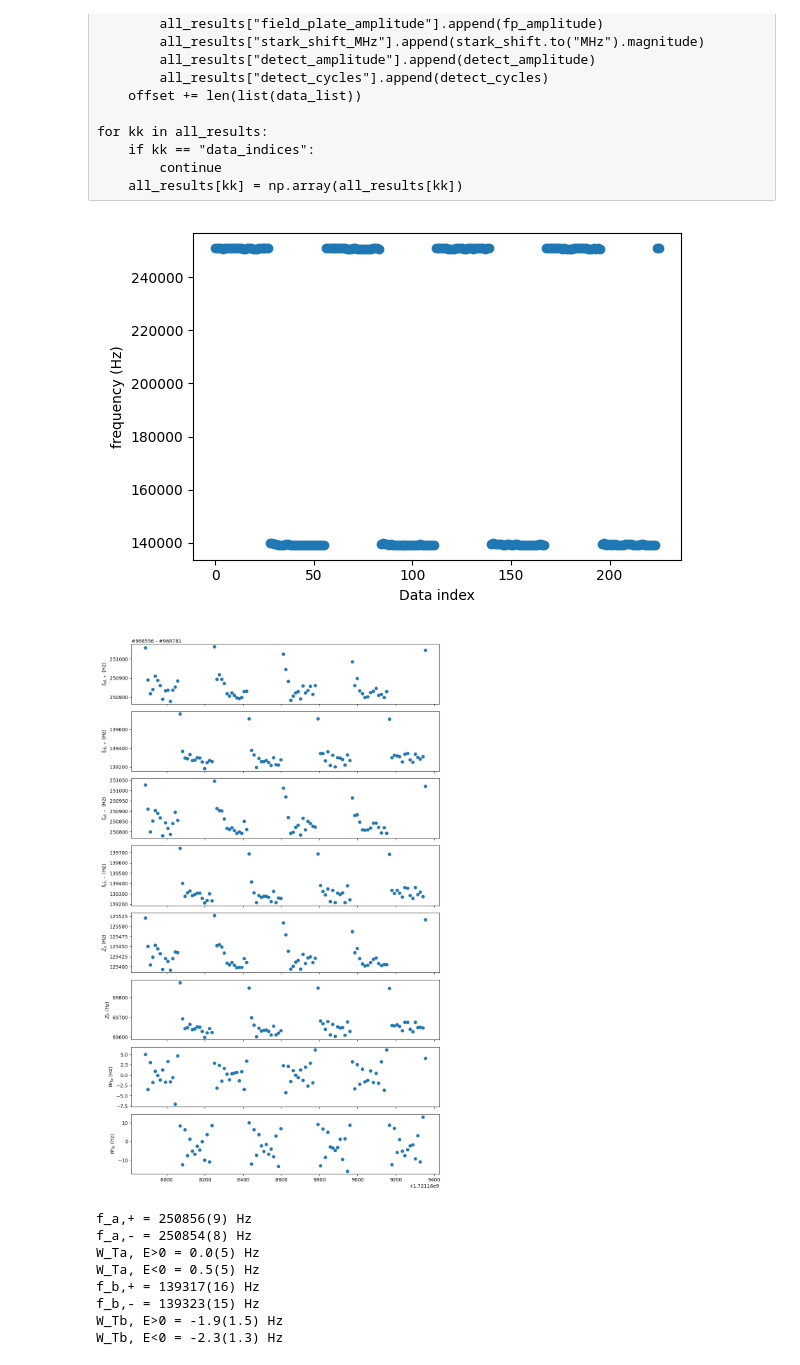
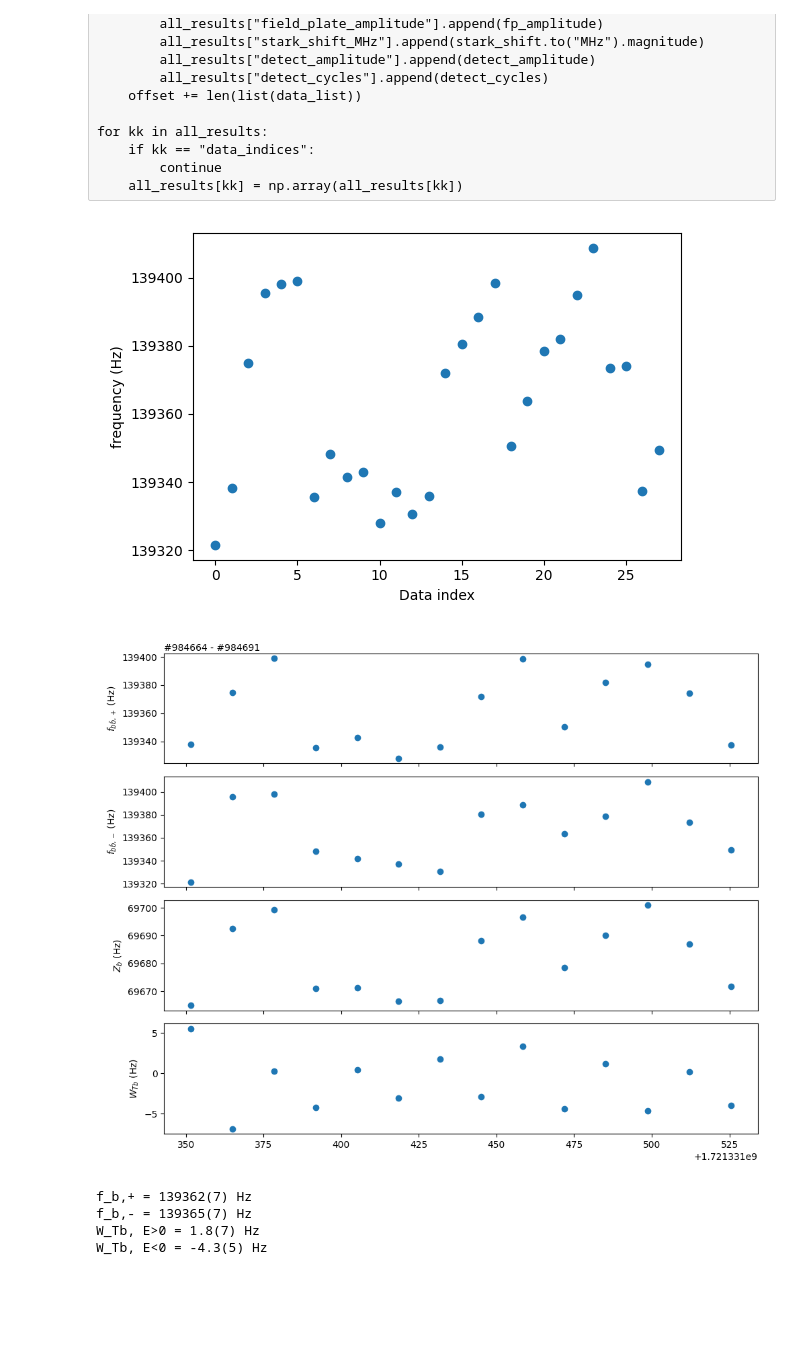
Before and after one commit to vuthalab/onix, a Jupyter notebook: analysis/lf_spectroscopy_long_term.ipynb, the cells around one changed output. Cells and saved outputs as stored; diff of their text form; code cells hidden in the pictures; blank space fills up the shorter version.

```diff
--- a/analysis/lf_spectroscopy_long_term.ipynb
+++ b/analysis/lf_spectroscopy_long_term.ipynb
@@ -365,8 +365,8 @@ for kk in all_results:
 # two point Ramsey
 slope = 0.03 / 1000 # per Hz
 
-data_range = (968556, 968557)
-max = 968781
+data_range = (984664, 984665)
+max = 984691
 first = data_range[0]
 last = max
 
@@ -475,7 +475,7 @@ ax.set_ylabel("frequency (Hz)")
 plt.tight_layout()
 plt.show()
 # %% [output]
-[figure, old version]
+[figure, new version]
 # %%
 results, col_indices = combine_polarization_data(all_results)
 # %%
@@ -516,50 +516,46 @@ for ll, mask_name in enumerate(masks):
     E_neg = E_neg_mask[mask]
 
     axs[ll].set_ylabel("$f_{" + mask_name + "\\bar{" + mask_name + "}, +}$ (Hz)")
-    axs[2 + ll].set_ylabel("$f_{" + mask_name + "\\bar{" + mask_name + "}, -}$ (Hz)")
-    axs[4 + ll].set_ylabel("$Z_" + mask_name + "$ (Hz)")
-    axs[6 + ll].set_ylabel("$W_{T" + mask_name + "}$ (Hz)")
+    axs[len(masks) + ll].set_ylabel("$f_{" + mask_name + "\\bar{" + mask_name + "}, -}$ (Hz)")
+    axs[len(masks) * 2 + ll].set_ylabel("$Z_" + mask_name + "$ (Hz)")
+    axs[len(masks) * 3 + ll].set_ylabel("$W_{T" + mask_name + "}$ (Hz)")
     for kk, d in enumerate(
         [
             results[mask, col_indices["f+"]],
             results[mask, col_indices["f-"]],
             results[mask, col_indices["Z"]],
             results[mask, col_indices["W_T"]]
         ]
     ):
         axs[kk * len(masks) + ll].errorbar(
             results[mask, col_indices["start_time"]], unumpy.nominal_values(d), unumpy.std_devs(d),
             **errorbar_args
         )
 axs[0].text(0, 1.02, f'#{first} - #{last}', transform = axs[0].transAxes)
 plt.tight_layout()
 plt.show()
 if "a" in masks:
     mask = masks["a"]
     E_pos = E_pos_mask[mask]
     E_neg = E_neg_mask[mask]
     print("f_a,+ =", present_float(np.average(unumpy.nominal_values(f_p_a)), np.average(np.std(unumpy.nominal_values(f_p_a))) / np.sqrt(len(f_p_a))), "Hz")
     print("f_a,- =", present_float(np.average(unumpy.nominal_values(f_m_a)), np.average(np.std(unumpy.nominal_values(f_m_a))) / np.sqrt(len(f_m_a))), "Hz")
     print("W_Ta, E>0 =", present_float(np.average(unumpy.nominal_values(W_T_a[E_pos])), np.average(np.std(unumpy.nominal_values(W_T_a[E_pos]))) / np.sqrt(len(W_T_a[E_pos]))), "Hz")
     print("W_Ta, E<0 =", present_float(np.average(unumpy.nominal_values(W_T_a[E_neg])), np.average(np.std(unumpy.nominal_values(W_T_a[E_neg]))) / np.sqrt(len(W_T_a[E_neg]))), "Hz")
 if "b" in masks:
     mask = masks["b"]
     E_pos = E_pos_mask[mask]
     E_neg = E_neg_mask[mask]
     print("f_b,+ =", present_float(np.average(unumpy.nominal_values(f_p_b)), np.average(np.std(unumpy.nominal_values(f_p_b))) / np.sqrt(len(f_p_b))), "Hz")
     print("f_b,- =", present_float(np.average(unumpy.nominal_values(f_m_b)), np.average(np.std(unumpy.nominal_values(f_m_b))) / np.sqrt(len(f_m_b))), "Hz")
     print("W_Tb, E>0 =", present_float(np.average(unumpy.nominal_values(W_T_b[E_pos])), np.average(np.std(unumpy.nominal_values(W_T_b[E_pos]))) / np.sqrt(len(W_T_b[E_pos]))), "Hz")
     print("W_Tb, E<0 =", present_float(np.average(unumpy.nominal_values(W_T_b[E_neg])), np.average(np.std(unumpy.nominal_values(W_T_b[E_neg]))) / np.sqrt(len(W_T_b[E_neg]))), "Hz")
 # %% [output]
-[figure, old version]
+[figure, new version]
-f_a,+ = 250856(9) Hz
-f_a,- = 250854(8) Hz
-W_Ta, E>0 = 0.0(5) Hz
-W_Ta, E<0 = 0.5(5) Hz
-f_b,+ = 139317(16) Hz
-f_b,- = 139323(15) Hz
-W_Tb, E>0 = -1.9(1.5) Hz
-W_Tb, E<0 = -2.3(1.3) Hz
+f_b,+ = 139362(7) Hz
+f_b,- = 139365(7) Hz
+W_Tb, E>0 = 1.8(7) Hz
+W_Tb, E<0 = -4.3(5) Hz
 # %%
 # Code for E field sweep
 plot_magnitude = False
```
Also changed, not shown: parts of 1 cell of this notebook.
